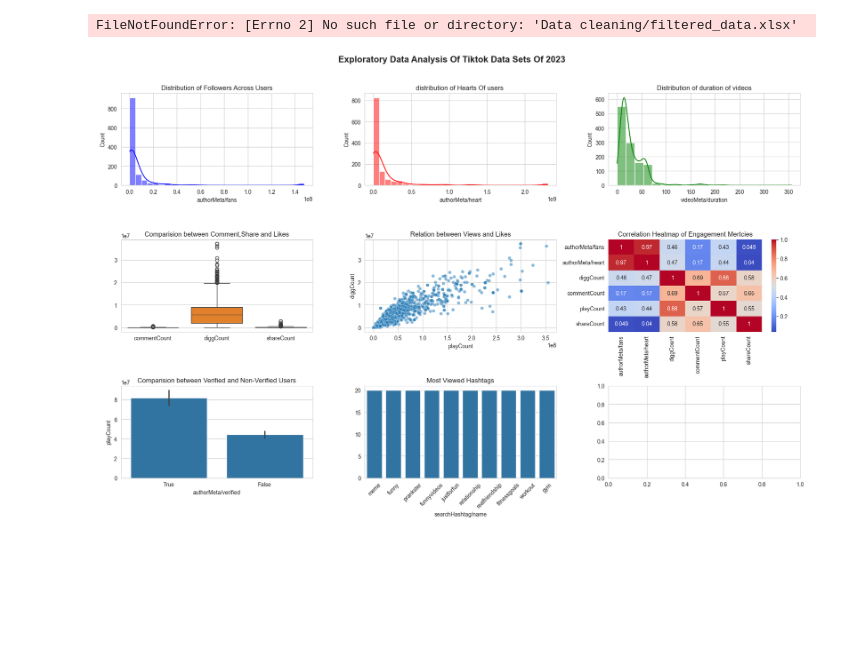
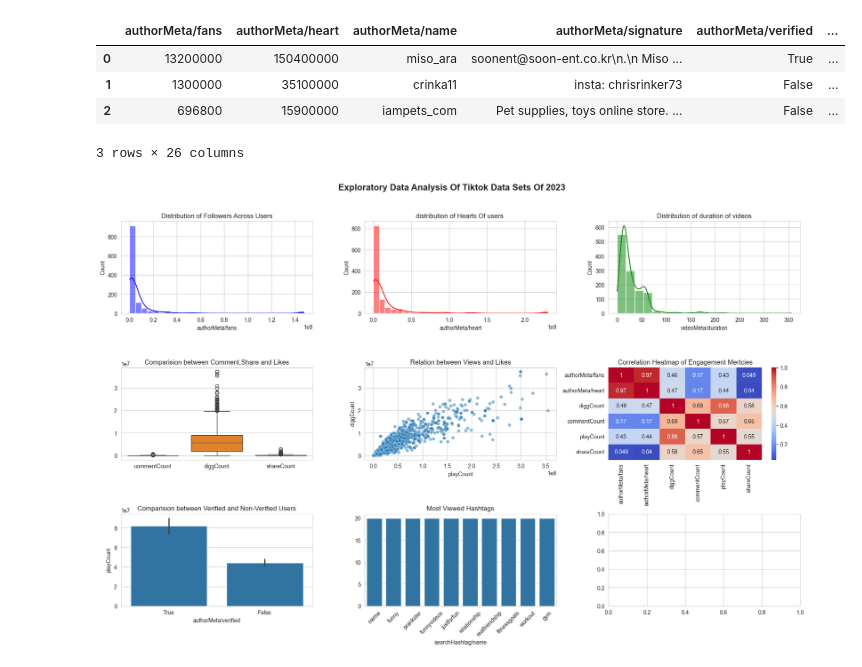
Before and after one commit to Sparshan605/Social-Media-Sentiment-Dashboard, a Jupyter notebook: EDA/data_visulaization.ipynb, the cells around one changed output. Drawn from its saved outputs; the diff is of its cells as text; code cells hidden in the pictures; blank space fills up the shorter version.

```diff
--- a/EDA/data_visulaization.ipynb
+++ b/EDA/data_visulaization.ipynb
@@ -9,10 +9,14 @@ warnings.filterwarnings("ignore")
 from scipy.stats import ttest_ind, ttest_rel
 from scipy import stats
 # %%
-tiktok_data=pd.read_excel('Data cleaning/filtered_data.xlsx')
+tiktok_data=pd.read_excel('C:/Users/Hp/Documents/Projects/Social Media Sentiment Dashboard/Data cleaning/filtered_data.xlsx')
 tiktok_data.head(3)
 # %% [output]
+|  | authorMeta/fans | authorMeta/heart | authorMeta/name | authorMeta/signature | authorMeta/verified | ... |
+| 0 | 13200000 | 150400000 | miso_ara | soonent@soon-ent.co.kr\n.\n Miso ... | True | ... |
+| 1 | 1300000 | 35100000 | crinka11 | insta: chrisrinker73 | False | ... |
+| 2 | 696800 | 15900000 | iampets_com | Pet supplies, toys online store. ... | False | ... |
-FileNotFoundError: [Errno 2] No such file or directory: 'Data cleaning/filtered_data.xlsx'
+3 rows × 26 columns
 # %%
 sns.set_style("whitegrid")
 fig, axes= plt.subplots(3,3,figsize=(18,12))
```
Also changed, not shown: 2 other files.
